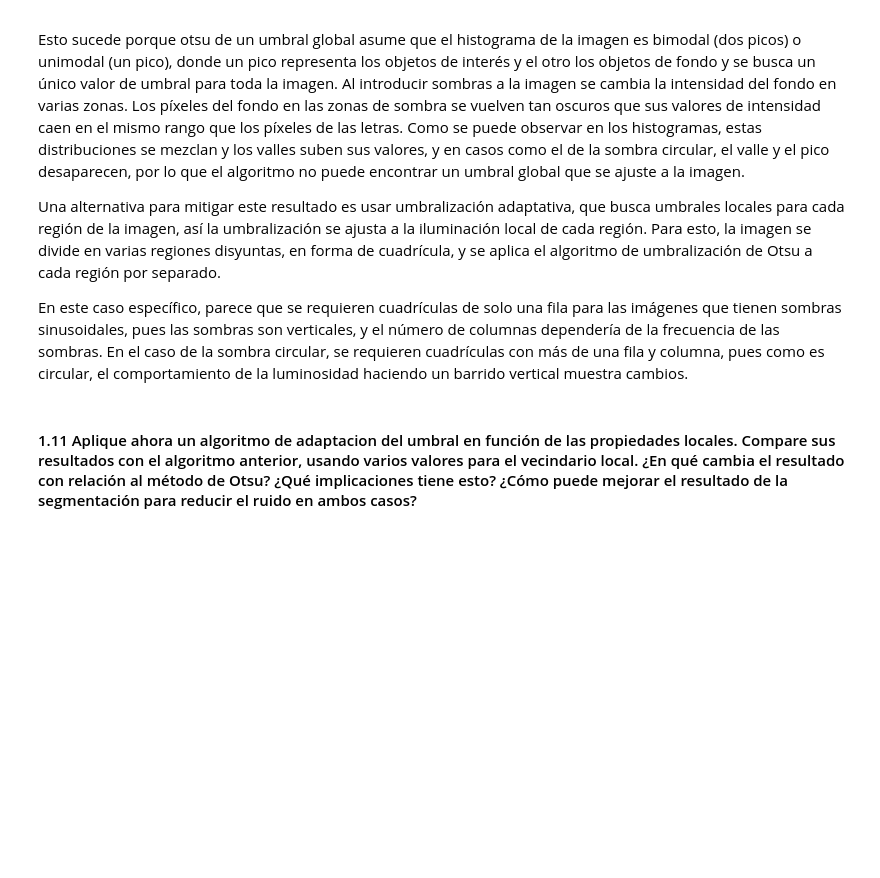
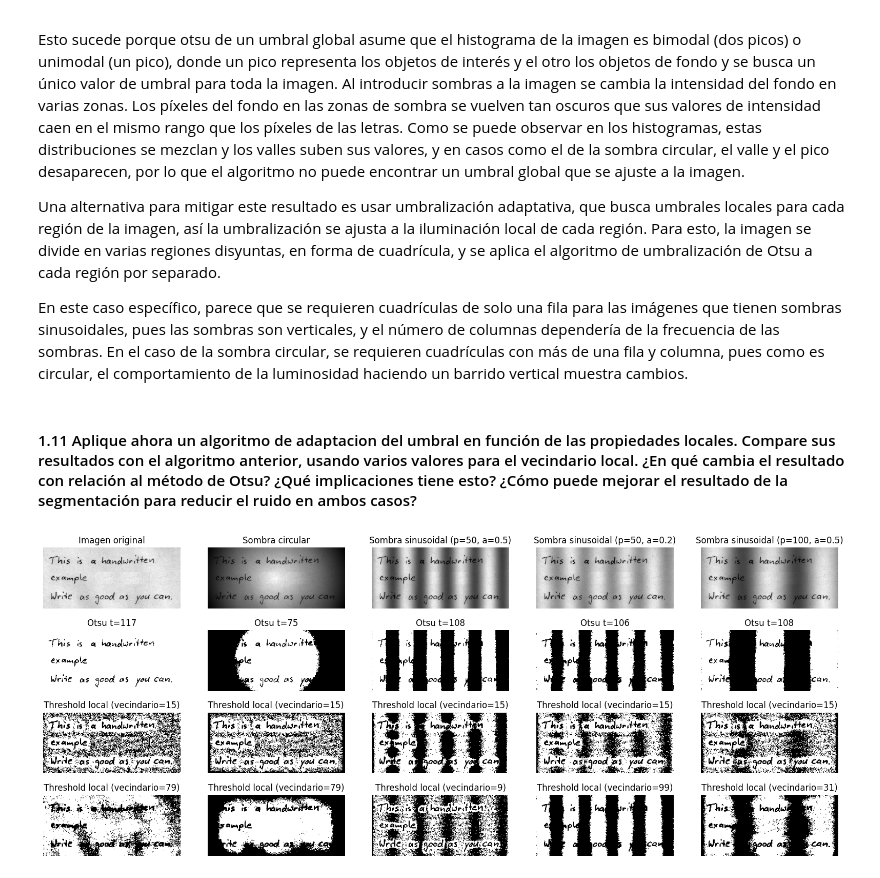
Before and after one commit to davidtobonm/talleres-imagenes-y-vision, a Jupyter notebook: Taller_3/Taller3_David.ipynb, the cells around one changed output. Drawn from its saved outputs; the diff is of its cells as text; code cells hidden in the pictures; blank space fills up the shorter version.

```diff
--- a/Taller_3/Taller3_David.ipynb
+++ b/Taller_3/Taller3_David.ipynb
@@ -409,3 +406,86 @@ Una alternativa para mitigar este resultado es usar umbralización adaptativa, q
 En este caso específico, parece que se requieren cuadrículas de solo una fila para las imágenes que tienen sombras sinusoidales, pues las sombras son verticales, y el número de columnas dependería de la frecuencia de las sombras. En el caso de la sombra circular, se requieren cuadrículas con más de una fila y columna, pues como es circular, el comportamiento de la luminosidad haciendo un barrido vertical muestra cambios.
 # %% [markdown]
 #### 1.11 Aplique ahora un algoritmo de adaptacion del umbral en función de las propiedades locales. Compare sus resultados con el algoritmo anterior, usando varios valores para el vecindario local. ¿En qué cambia el resultado con relación al método de Otsu? ¿Qué implicaciones tiene esto? ¿Cómo puede mejorar el resultado de la segmentación para reducir el ruido en ambos casos?
+# %%
+from skimage.filters import threshold_local
+
+imgs = [text_img, text_with_circular_shade, text_with_sinusoidal_shade1, text_with_sinusoidal_shade2, text_with_sinusoidal_shade3]
+
+plt.figure(figsize=(20, 8))
+plt.subplot(4, 5, 1)
+plt.imshow(text_img, cmap='gray')
+plt.title('Imagen original')
+plt.axis('off')
+
+plt.subplot(4, 5, 2)
+plt.imshow(text_with_circular_shade, cmap='gray')
+plt.title('Sombra circular')
+plt.axis('off')
+
+plt.subplot(4, 5, 3)
+plt.imshow(text_with_sinusoidal_shade1, cmap='gray')
+plt.title('Sombra sinusoidal (p=50, a=0.5)')
+plt.axis('off')
+
+plt.subplot(4, 5, 4)
+plt.imshow(text_with_sinusoidal_shade2, cmap='gray')
+plt.title('Sombra sinusoidal (p=50, a=0.2)')
+plt.axis('off')
+
+plt.subplot(4, 5, 5)
+plt.imshow(text_with_sinusoidal_shade3, cmap='gray')
+plt.title('Sombra sinusoidal (p=100, a=0.5)')
+plt.axis('off')
+
+plt.subplot(4, 5, 6)
+plt.imshow(otsu_text_image, cmap='gray')
+plt.title(f'Otsu t={int(otsu_og)}')
+plt.axis('off')
+
+plt.subplot(4, 5, 7)
+plt.imshow(otsu_cs_image, cmap='gray')
+plt.title(f'Otsu t={int(otsu_cs)}')
+plt.axis('off')
+
+plt.subplot(4, 5, 8)
+plt.imshow(otsu_ss1_image, cmap='gray')
+plt.title(f'Otsu t={int(otsu_ss1)}')
+plt.axis('off')
+
+plt.subplot(4, 5, 9)
+plt.imshow(otsu_ss2_image, cmap='gray')
+plt.title(f'Otsu t={int(otsu_ss2)}')
+plt.axis('off')
+
+plt.subplot(4, 5, 10)
+plt.imshow(otsu_ss3_image, cmap='gray')
+plt.title(f'Otsu t={int(otsu_ss3)}')
+plt.axis('off')
+
+# Aplicar threshold local
+X = 15
+for i, img in enumerate(imgs):
+    ti = threshold_local(img, block_size=X, method='mean')
+    binary_image = img > ti
+    thresholded_image = binary_image * 255
+
+    plt.subplot(4, 5, 11 + i)
+    plt.imshow(thresholded_image, cmap='gray')
+    plt.title(f'Threshold local (vecindario={X})')
+    plt.axis('off')
+
+X_list = [79, 79, 9, 99, 31]
+for i, x in enumerate(X_list):
+    img = imgs[i]
+    ti = threshold_local(img, block_size=x, method='mean')
+    binary_image = img > ti
+    thresholded_image = binary_image * 255
+
+    plt.subplot(4, 5, 16 + i)
+    plt.imshow(thresholded_image, cmap='gray')
+    plt.title(f'Threshold local (vecindario={x})')
+    plt.axis('off')
+
+plt.show()
+# %% [output]
+[figure, added]
```
Also changed, not shown: parts of 7 cells of this notebook, 1 other file.
